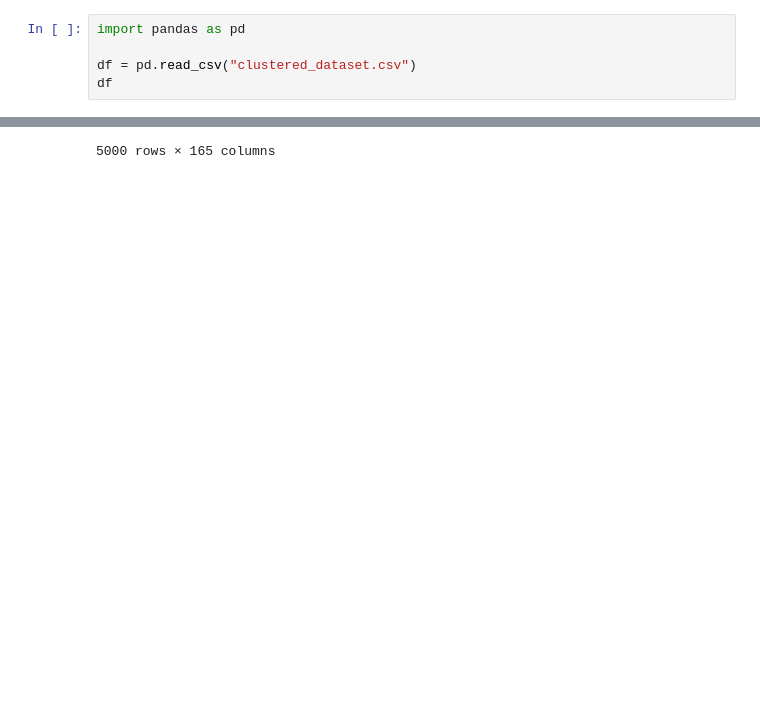
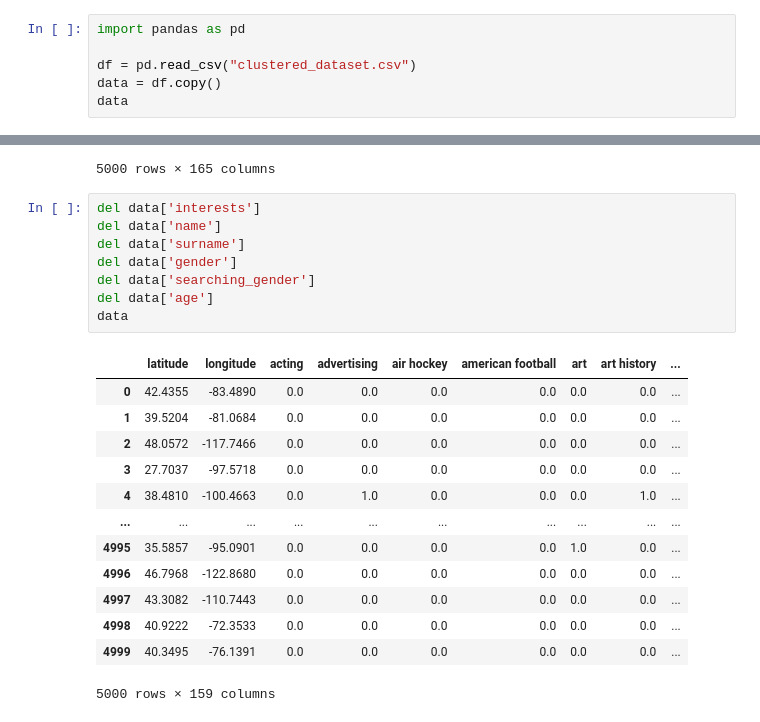
Before and after one commit to angelonazzaro/ZaMatcher, a Jupyter notebook: classifier.ipynb, the cells around one changed output, grey strips where cells are left out. Drawn from its saved outputs; the diff is of its cells as text; blank space fills up the shorter version.

```diff
--- a/classifier.ipynb
+++ b/classifier.ipynb
@@ -12,7 +20,8 @@
 import pandas as pd
 
 df = pd.read_csv("clustered_dataset.csv")
-df
+data = df.copy()
+data
 # %% [output]
 |  | name | surname | gender | searching_gender | age | interests | latitude | longitude | acting | ... |
 | 0 | Beth | Shaw | F | M | 23 | Roller hockey, Movies, Gaming, Pa... | 42.4355 | -83.4890 | 0.0 | ... |
@@ -27,3 +36,25 @@ df
 | 4998 | Anthony | Roberson | M | B | 33 | Knitting, Muay Thai, Bouldering | 40.9222 | -72.3533 | 0.0 | ... |
 | 4999 | Amy | Walker | F | F | 21 | Escape rooms, Marketing, Fitness,... | 40.3495 | -76.1391 | 0.0 | ... |
 5000 rows × 165 columns
+# %%
+del data['interests']
+del data['name']
+del data['surname']
+del data['gender']
+del data['searching_gender']
+del data['age']
+data
+# %% [output]
+|  | latitude | longitude | acting | advertising | air hockey | american football | art | art history | ... |
+| 0 | 42.4355 | -83.4890 | 0.0 | 0.0 | 0.0 | 0.0 | 0.0 | 0.0 | ... |
+| 1 | 39.5204 | -81.0684 | 0.0 | 0.0 | 0.0 | 0.0 | 0.0 | 0.0 | ... |
+| 2 | 48.0572 | -117.7466 | 0.0 | 0.0 | 0.0 | 0.0 | 0.0 | 0.0 | ... |
+| 3 | 27.7037 | -97.5718 | 0.0 | 0.0 | 0.0 | 0.0 | 0.0 | 0.0 | ... |
+| 4 | 38.4810 | -100.4663 | 0.0 | 1.0 | 0.0 | 0.0 | 0.0 | 1.0 | ... |
+| ... | ... | ... | ... | ... | ... | ... | ... | ... | ... |
+| 4995 | 35.5857 | -95.0901 | 0.0 | 0.0 | 0.0 | 0.0 | 1.0 | 0.0 | ... |
+| 4996 | 46.7968 | -122.8680 | 0.0 | 0.0 | 0.0 | 0.0 | 0.0 | 0.0 | ... |
+| 4997 | 43.3082 | -110.7443 | 0.0 | 0.0 | 0.0 | 0.0 | 0.0 | 0.0 | ... |
+| 4998 | 40.9222 | -72.3533 | 0.0 | 0.0 | 0.0 | 0.0 | 0.0 | 0.0 | ... |
+| 4999 | 40.3495 | -76.1391 | 0.0 | 0.0 | 0.0 | 0.0 | 0.0 | 0.0 | ... |
+5000 rows × 159 columns
```
Also changed, not shown: parts of 16 cells of this notebook.
